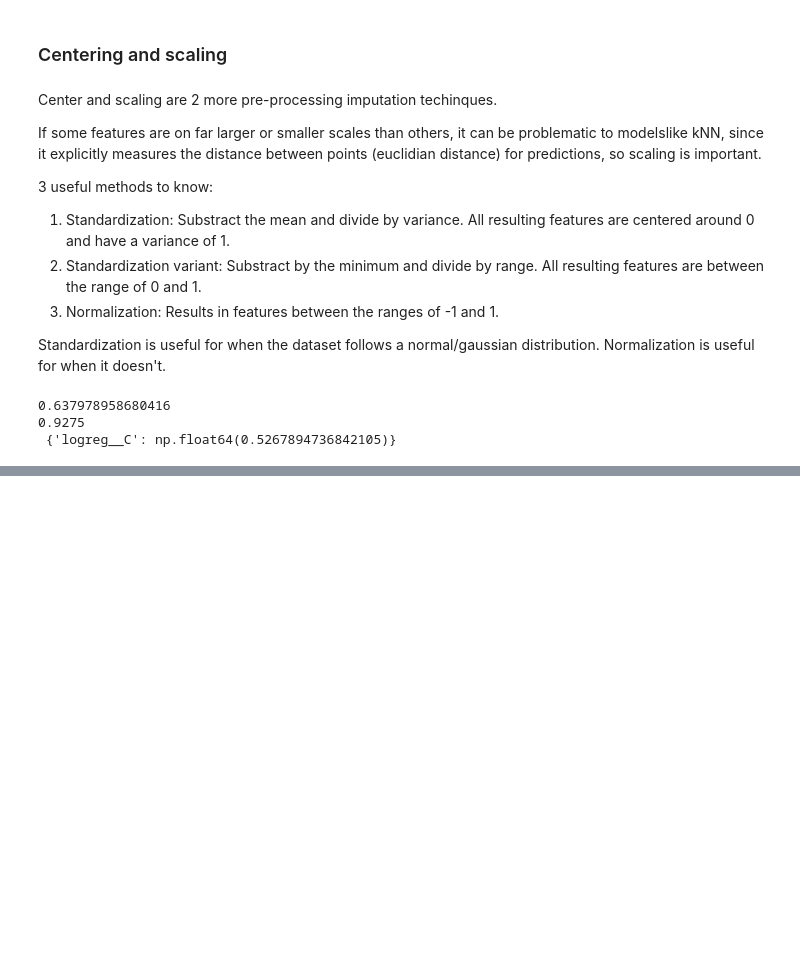
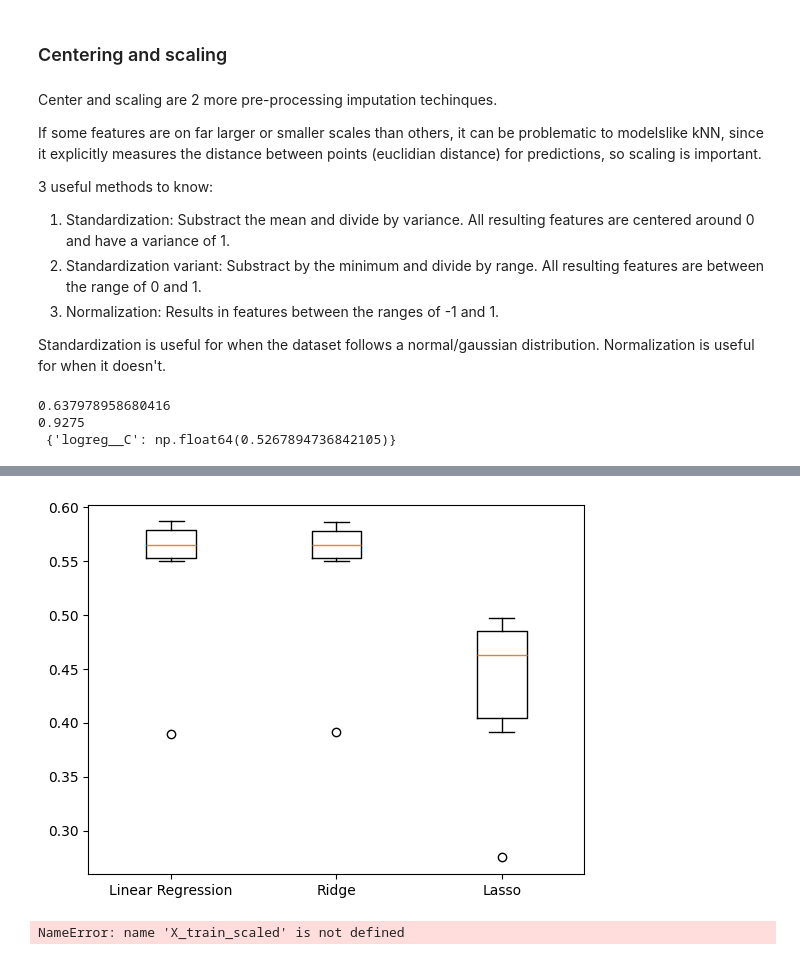
Before and after one commit to Metashaker/ai-learning, a Jupyter notebook: machine-learning-fundamentals/supervised-learning.ipynb, the cells around one changed output, grey strips where cells are left out. Saved outputs shown, nothing was run; the diff lists cells and outputs as text; code cells hidden in the pictures; blank space fills up the shorter version.

Commit message:
wraps up module, minus 2 todos

```diff
--- a/machine-learning-fundamentals/supervised-learning.ipynb
+++ b/machine-learning-fundamentals/supervised-learning.ipynb
@@ -808,0 +833,77 @@ print(cv.best_score_, "\n", cv.best_params_)
+# %%
+##1. evaluating regression models
+from sklearn.linear_model import LinearRegression, Ridge, Lasso
+import matplotlib.pyplot as plt
+models = {"Linear Regression": LinearRegression(), "Ridge": Ridge(alpha=0.1), "Lasso": Lasso(alpha=0.1)}
+results = []
+
+# @todo: import correct data and set correct training and testing data: https://campus.datacamp.com/courses/supervised-learning-with-scikit-learn/preprocessing-and-pipelines-4?ex=12
+
+# Loop through the models' values
+for model in models.values():
+  kf = KFold(n_splits=6, random_state=42, shuffle=True)
+
+  # Perform cross-validation
+  cv_scores = cross_val_score(model, X_train, y_train, cv=kf)
+
+  # Append the results
+  results.append(cv_scores)
+
+# Create a box plot of the results
+plt.boxplot(results, labels=models.keys())
+plt.show()
+
+## Import mean_squared_error
+from sklearn.metrics import mean_squared_error
+
+for name, model in models.items():
+
+  # Fit the model to the training data
+  model.fit(X_train_scaled,y_train)
+
+  # Make predictions on the test set
+  y_pred = model.predict(X_test_scaled)
+
+  # Calculate the test_rmse
+  test_rmse = mean_squared_error(y_test, y_pred, squared=False)
+  print("{} Test Set RMSE: {}".format(name, test_rmse))
+
+## 2. evaluating regression models
+# Create models dictionary
+models = {"Logistic Regression": LogisticRegression(), "KNN": KNeighborsClassifier(), "Decision Tree Classifier": DecisionTreeClassifier()}
+results = []
+
+# @todo: import correct data and set correct training and testing data: https://campus.datacamp.com/courses/supervised-learning-with-scikit-learn/preprocessing-and-pipelines-4?ex=14
+
+# Loop through the models' values
+for model in models.values():
+
+  # Instantiate a KFold object
+  kf = KFold(n_splits=6, random_state=12, shuffle=True)
+
+  # Perform cross-validation
+  cv_results = cross_val_score(model, X_train_scaled, y_train, cv=kf)
+  results.append(cv_results)
+plt.boxplot(results, labels=models.keys())
+plt.show()
+#pipeline for song popularity
+# Create steps
+steps = [("imp_mean", SimpleImputer()),
+         ("scaler", StandardScaler()),
+         ("logreg", LogisticRegression())]
+
+# Set up pipeline
+pipeline = Pipeline(steps)
+params = {"logreg__solver": ["newton-cg", "saga", "lbfgs"],
+         "logreg__C": np.linspace(0.001, 1.0, 10)}
+
+# Create the GridSearchCV object
+tuning = GridSearchCV(pipeline, param_grid=params)
+tuning.fit(X_train, y_train)
+y_pred = tuning.predict(X_test)
+
+# Compute and print performance
+print("Tuned Logistic Regression Parameters: {}, Accuracy: {}".format(tuning.best_params_, tuning.score(X_test, y_test)))
+# %% [output]
+[figure, added]
+NameError: name 'X_train_scaled' is not defined
```
Also changed, not shown: parts of 2 cells of this notebook.
